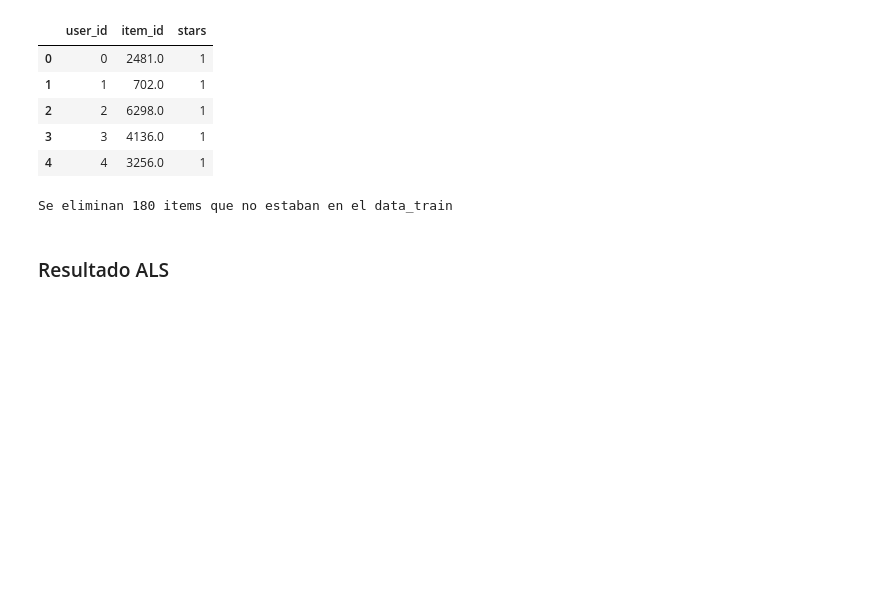
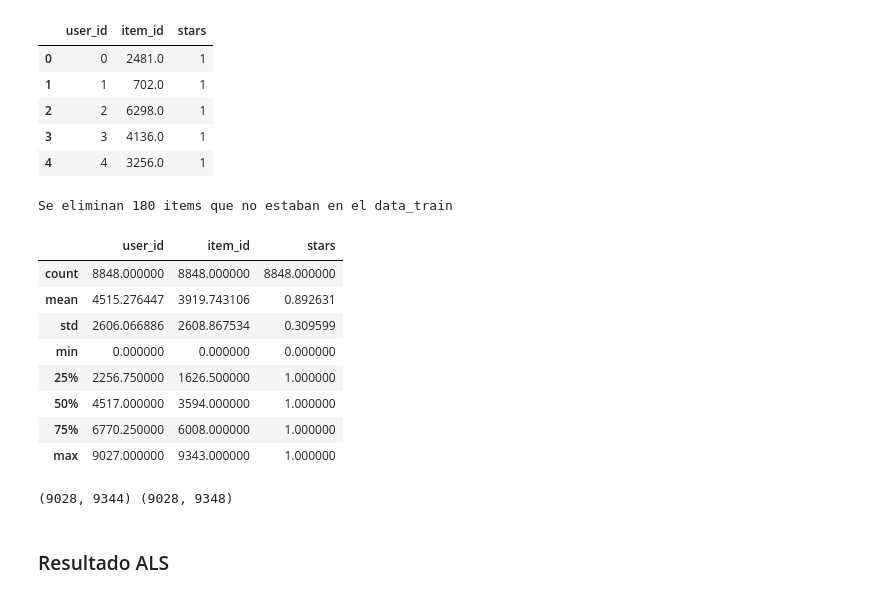
Before and after one commit to elpelaoloco/T1, a Jupyter notebook: sist_original.ipynb, the cells around one changed output. Saved outputs shown, nothing was run; the diff lists cells and outputs as text; code cells hidden in the pictures; blank space fills up the shorter version.

```diff
--- a/sist_original.ipynb
+++ b/sist_original.ipynb
@@ -465,8 +484,24 @@ Se eliminan 180 items que no estaban en el data_train
 data_val = data_val[data_val["item_id"] != -1]
 data_val["user_id"] = data_val["user_id"].astype(int)
 data_val["item_id"] = data_val["item_id"].astype(int)
+# %%
+data_val.describe()
+# %% [output]
+|  | user_id | item_id | stars |
+| count | 8848.000000 | 8848.000000 | 8848.000000 |
+| mean | 4515.276447 | 3919.743106 | 0.892631 |
+| std | 2606.066886 | 2608.867534 | 0.309599 |
+| min | 0.000000 | 0.000000 | 0.000000 |
+| 25% | 2256.750000 | 1626.500000 | 1.000000 |
+| 50% | 4517.000000 | 3594.000000 | 1.000000 |
+| 75% | 6770.250000 | 6008.000000 | 1.000000 |
+| max | 9027.000000 | 9343.000000 | 1.000000 |
 # %%
 matriz_usuario_negocio_val = csr_matrix((data_val["stars"], (data_val["user_id"], data_val["item_id"])))
+# %%
+print(matriz_usuario_negocio_val.shape,matriz_usuario_negocio.shape)
+# %% [output]
+(9028, 9344) (9028, 9348)
 # %%
 factores_latentes = [10, 20, 30, 50, 100, 200, 500, 1000]
 resultados_precision = []
```
Also changed, not shown: parts of 34 cells of this notebook.
